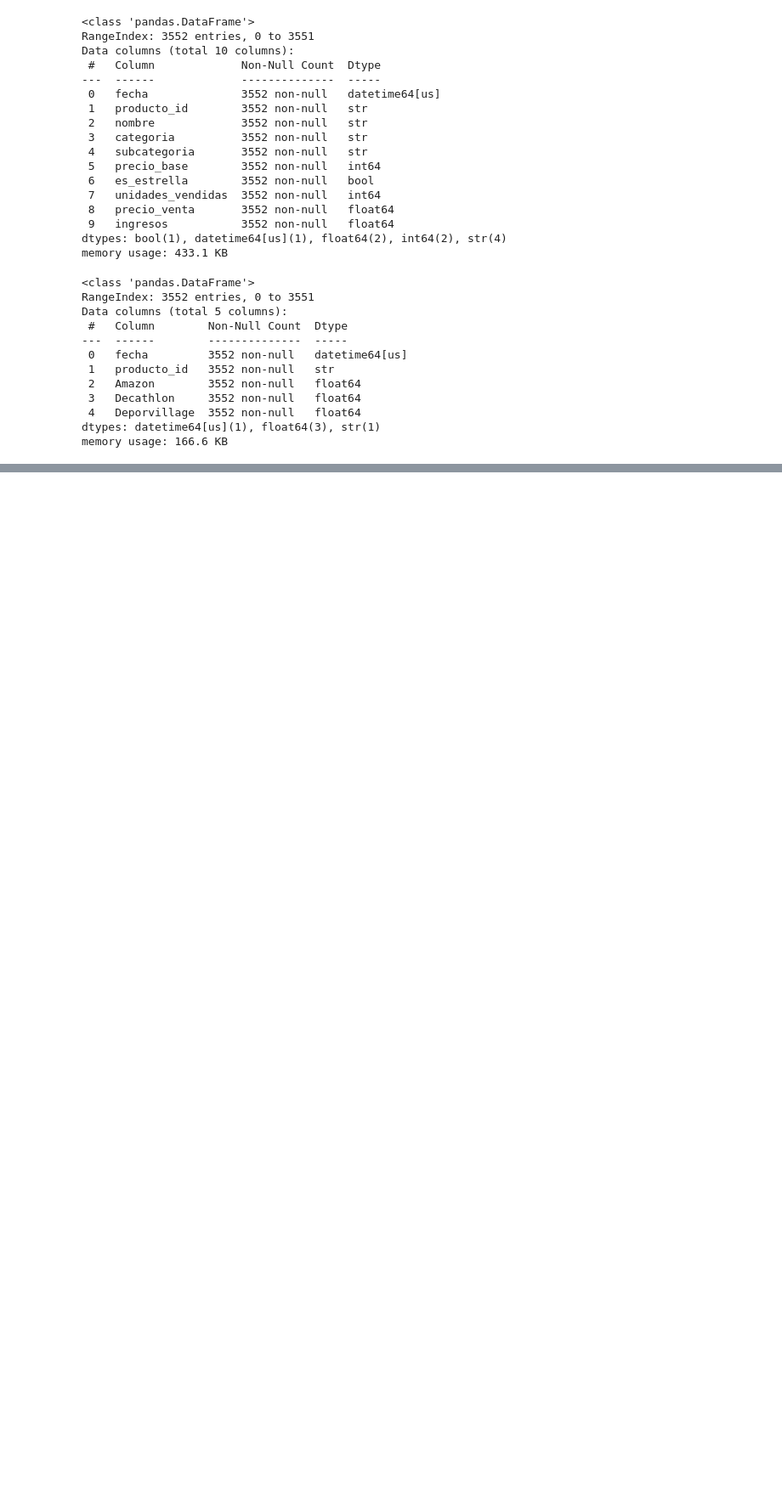
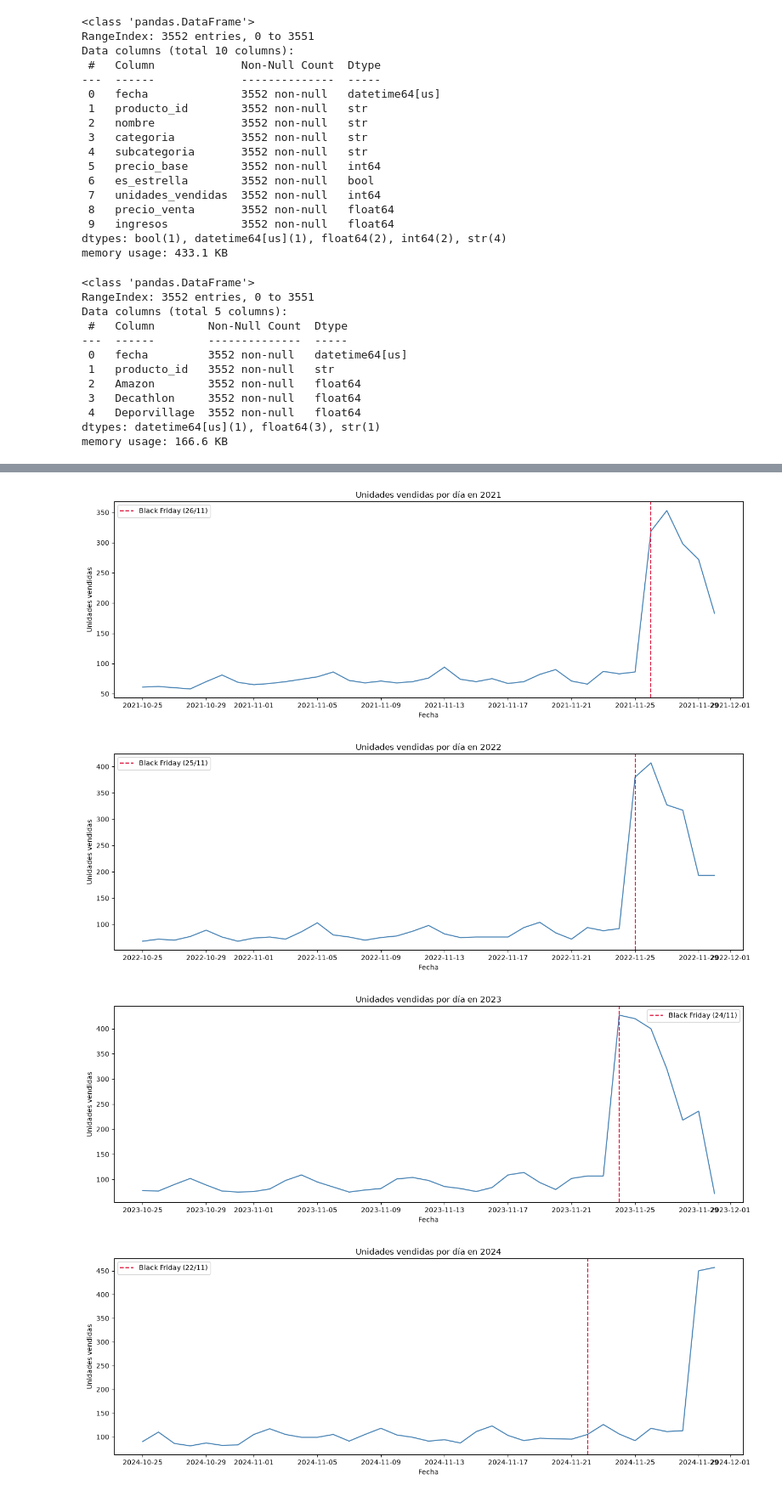
Before and after one commit to florenciaalmironfr-svg/prevision-ventes, a Jupyter notebook: notebooks/Entrenamiento.ipynb, the cells around one changed output, grey strips where cells are left out. Shown at 85% size. Saved outputs shown, nothing was run; the diff lists cells and outputs as text; code cells hidden in the pictures; blank space fills up the shorter version.

```diff
--- a/notebooks/Entrenamiento.ipynb
+++ b/notebooks/Entrenamiento.ipynb
@@ -238,0 +242,42 @@ Deporvillage    0
+# %%
+# Sumar las unidades por fecha para evitar una línea por producto.
+ventas_diarias = df.groupby("fecha", as_index=False)["unidades_vendidas"].sum()
+
+# Dibujar una figura independiente para cada año disponible.
+for anio in sorted(ventas_diarias["fecha"].dt.year.unique()):
+    ventas_anuales = ventas_diarias[
+        ventas_diarias["fecha"].dt.year == anio
+    ]
+    figura, eje = plt.subplots(figsize=(14, 5))
+    sns.lineplot(
+        data=ventas_anuales,
+        x="fecha",
+        y="unidades_vendidas",
+        ax=eje,
+        color="steelblue",
+    )
+
+    # El Black Friday corresponde al cuarto viernes de noviembre.
+    viernes_noviembre = pd.date_range(
+        start=f"{anio}-11-01", end=f"{anio}-11-30", freq="W-FRI"
+    )
+    fecha_black_friday = viernes_noviembre[3]
+    eje.axvline(
+        fecha_black_friday,
+        color="crimson",
+        linestyle="--",
+        label=f"Black Friday ({fecha_black_friday:%d/%m})",
+    )
+    eje.set(
+        title=f"Unidades vendidas por día en {anio}",
+        xlabel="Fecha",
+        ylabel="Unidades vendidas",
+    )
+    eje.legend()
+    figura.tight_layout()
+    plt.show()
+# %% [output]
+[figure, added]
+[figure, added]
+[figure, added]
+[figure, added]
```
Also changed, not shown: parts of 11 cells of this notebook, 1 other file.
